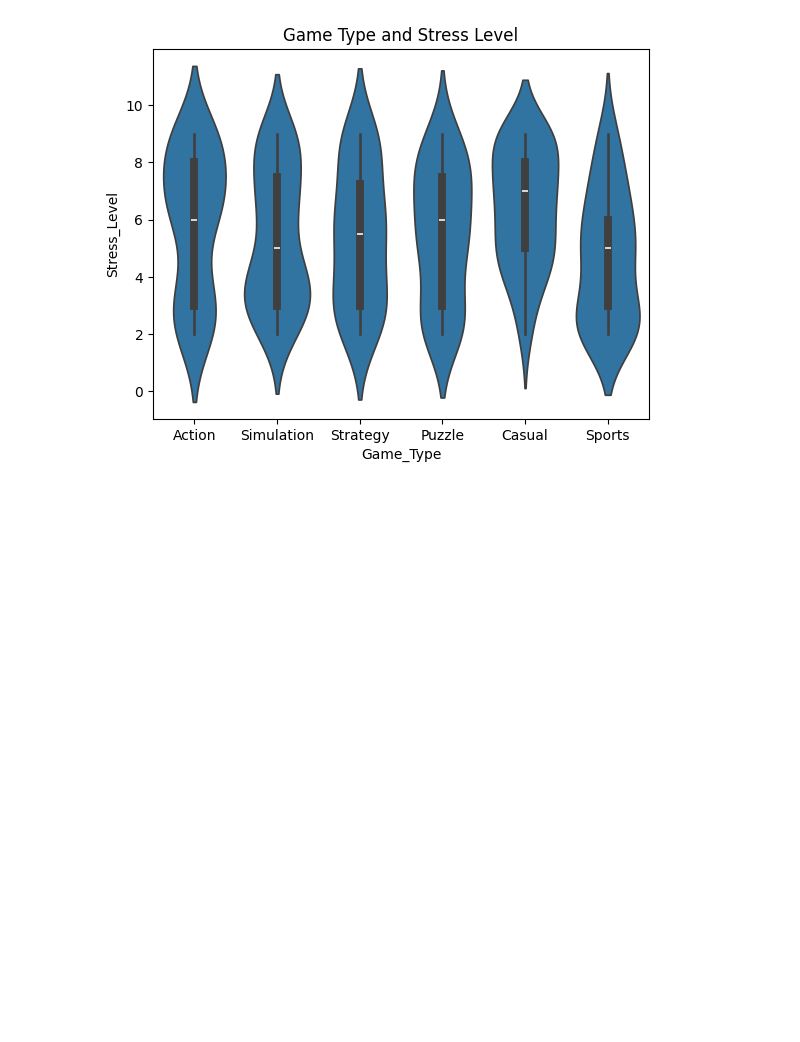
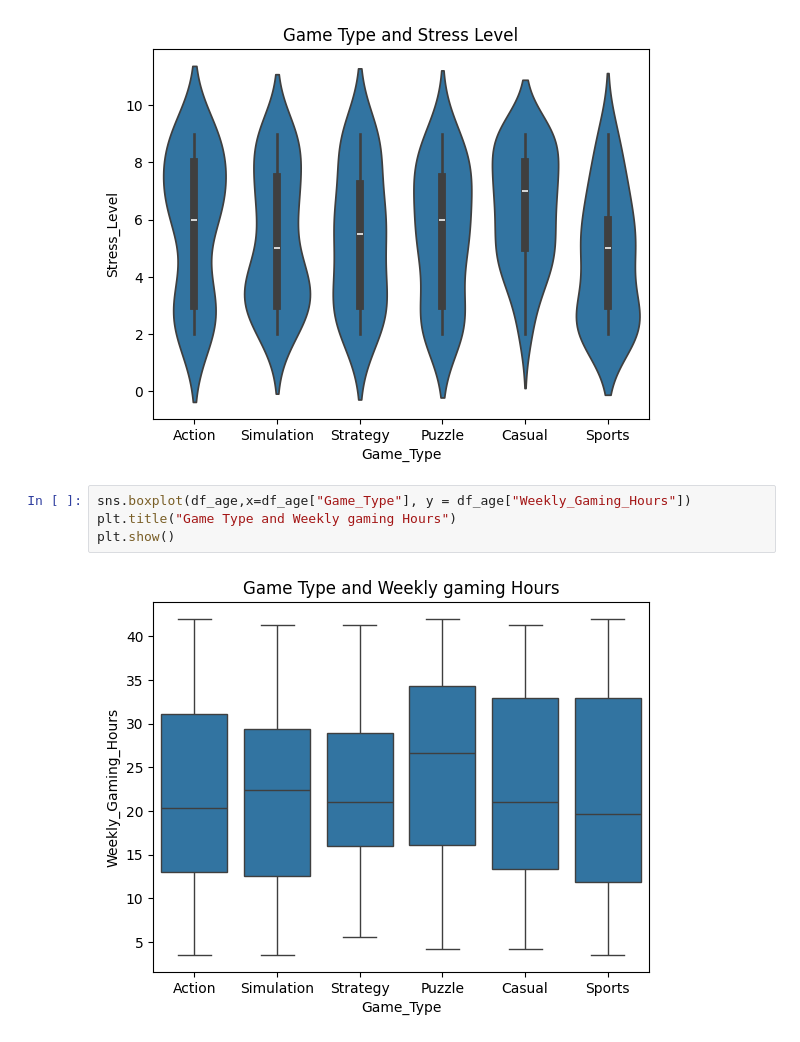
Before and after one commit to Cygus314i/Exploratory-Data-Analysis-Beginner-level-to-learn-, a Jupyter notebook: Gaming&Academic_performances.ipynb, the cells around one changed output. Drawn from its saved outputs; the diff is of its cells as text; blank space fills up the shorter version.

```diff
--- a/Gaming&Academic_performances.ipynb
+++ b/Gaming&Academic_performances.ipynb
@@ -40,3 +48,9 @@ plt.title("Game Type and Stress Level")
 plt.show()
 # %% [output]
 [figure]
+# %%
+sns.boxplot(df_age,x=df_age["Game_Type"], y = df_age["Weekly_Gaming_Hours"])
+plt.title("Game Type and Weekly gaming Hours")
+plt.show()
+# %% [output]
+[figure, added]
```
Also changed, not shown: parts of 2 cells of this notebook.
